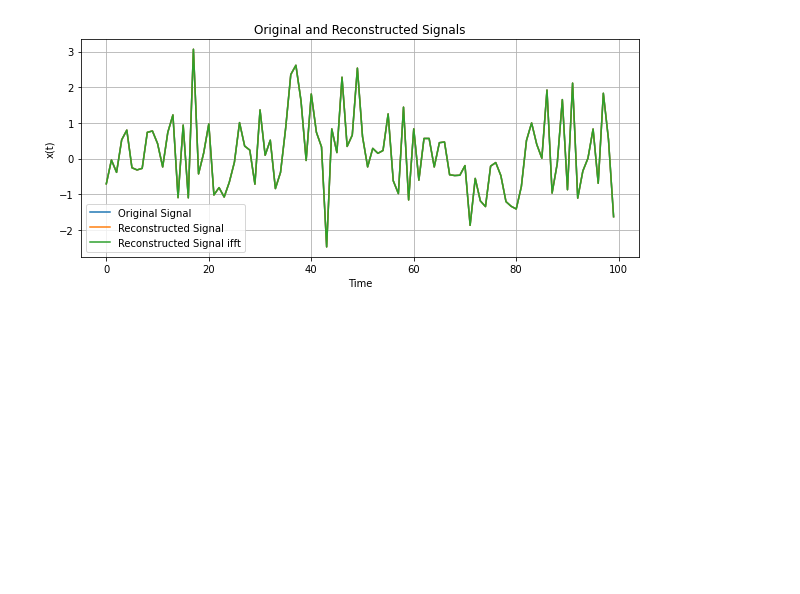
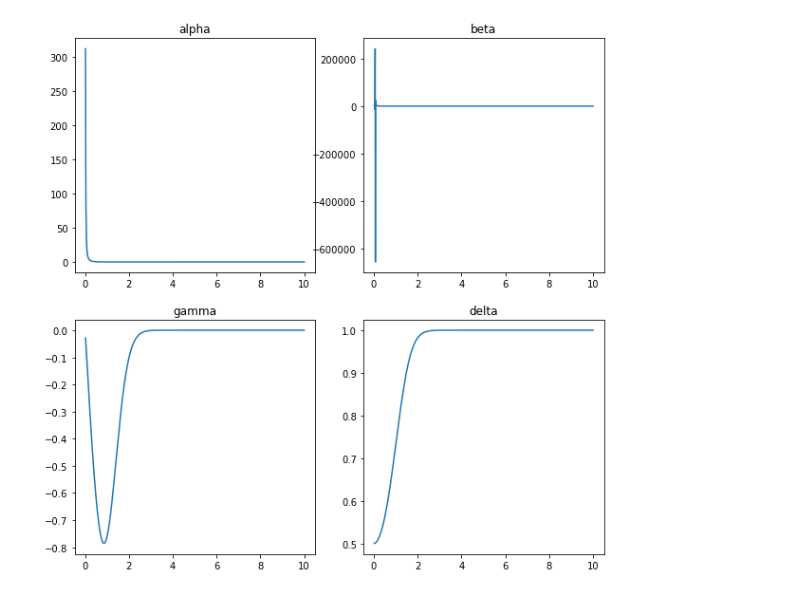
Before and after one commit to shivangrawat/gaussian-crossings, a Jupyter notebook: examples/test.ipynb, the cells around one changed output. Drawn from its saved outputs; the diff is of its cells as text; code cells hidden in the pictures; blank space fills up the shorter version.

Commit message:
added code for definition of quantities and testing various expressions

```diff
--- a/examples/test.ipynb
+++ b/examples/test.ipynb
@@ -70,32 +11,28 @@ plt.show()
-# %%
-# using code from miranda's lecture notes
-N = int(round(T / dt))
-t = np.linspace(0, T, n)
-N = 2 * n - 2
-# %%
-# here we test dft
-n = 100
-signal = np.random.randn(n)
-
-# compute the DFT
-F = scipy.fft.fft(signal)
-
-# compute the inverse DFT
-# signal_hat = scipy.fft.ifft(F)
-signal_hat = scipy.fft.fft(np.conjugate(F)) / n
-
-signal_ifft = scipy.fft.ifft(F)
-
-# plot the original signal and the reconstructed signal
-plt.figure(figsize=(10, 4))
-plt.plot(signal, label='Original Signal')
-plt.plot(signal_hat, label='Reconstructed Signal')
-plt.plot(signal_ifft, label='Reconstructed Signal ifft')
-plt.xlabel('Time')
-plt.ylabel('x(t)')
-plt.title('Original and Reconstructed Signals')
-plt.legend()
-plt.grid(True)
-plt.show()
-# %% [output]
-[figure, removed]
+# %%
+def r_squared_exp(t, tau, sigma):
+        return sigma**2 * torch.exp(- (t / tau)**2)
+
+# Define parameters (as tensors if you wish them to be differentiable)
+tau   = 1.0
+sigma = 1.0
+# %%
+u = 1.0
+model = GaussianUpcrossings(r_func=r_squared_exp, u=u, tau=tau, sigma=sigma)
+# %%
+t = torch.linspace(0.02, 10, 1000)
+
+alpha, beta, gamma, delta = model.compute_all_quantities(t, u)
+# %%
+# plot all alpha beta on separate subplots
+fig, ax = plt.subplots(2, 2, figsize=(10, 10))
+ax[0, 0].plot(t, alpha)
+ax[0, 0].set_title("alpha")
+ax[0, 1].plot(t, beta)
+ax[0, 1].set_title("beta")
+ax[1, 0].plot(t, gamma)
+ax[1, 0].set_title("gamma")
+ax[1, 1].plot(t, delta)
+ax[1, 1].set_title("delta")
+plt.show()
+# %% [output]
+[figure, added]
```
Also changed, not shown: parts of 16 cells of this notebook, 4 other files.
